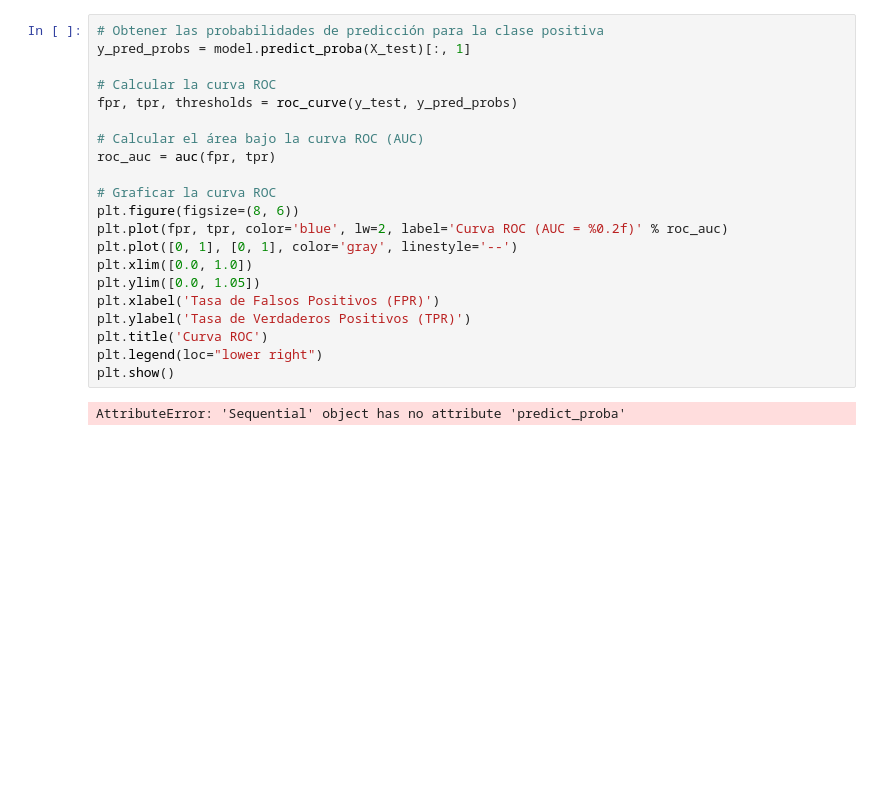
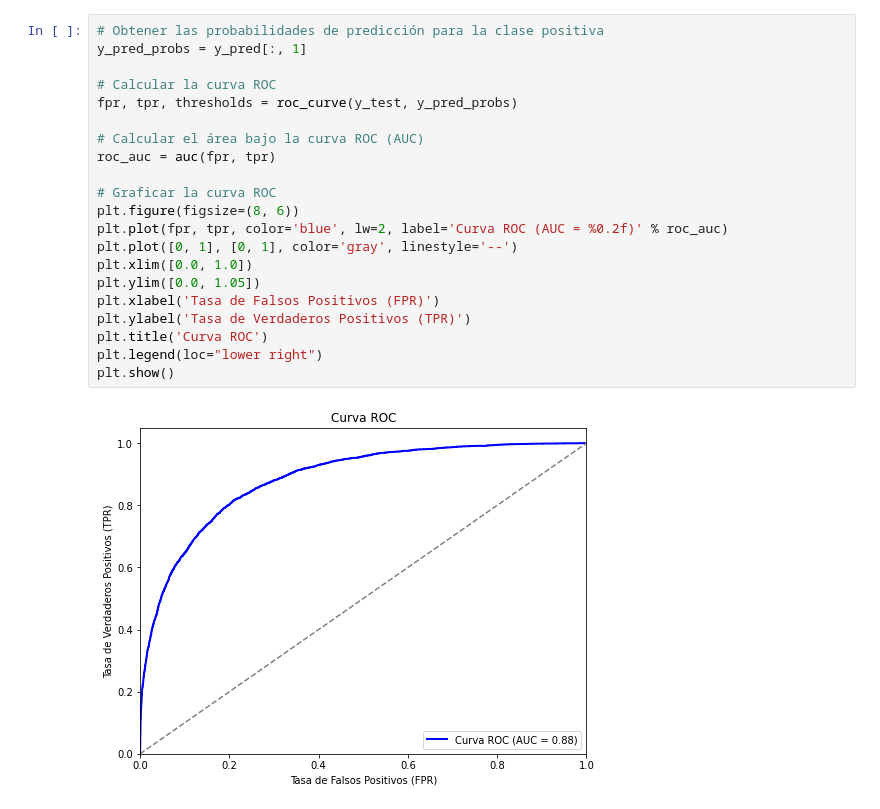
Before and after one commit to acmoral/ProyectoMineria, a Jupyter notebook: Clasificación/neural_networks.ipynb, the cells around one changed output. Cells and saved outputs as stored; diff of their text form; blank space fills up the shorter version.

```diff
--- a/Clasificación/neural_networks.ipynb
+++ b/Clasificación/neural_networks.ipynb
@@ -155,23 +137,23 @@ plt.show()
 # %%
 # Obtener las probabilidades de predicción para la clase positiva
-y_pred_probs = model.predict_proba(X_test)[:, 1]
+y_pred_probs = y_pred[:, 1]
 
 # Calcular la curva ROC
 fpr, tpr, thresholds = roc_curve(y_test, y_pred_probs)
 
 # Calcular el área bajo la curva ROC (AUC)
 roc_auc = auc(fpr, tpr)
 
 # Graficar la curva ROC
 plt.figure(figsize=(8, 6))
 plt.plot(fpr, tpr, color='blue', lw=2, label='Curva ROC (AUC = %0.2f)' % roc_auc)
 plt.plot([0, 1], [0, 1], color='gray', linestyle='--')
 plt.xlim([0.0, 1.0])
 plt.ylim([0.0, 1.05])
 plt.xlabel('Tasa de Falsos Positivos (FPR)')
 plt.ylabel('Tasa de Verdaderos Positivos (TPR)')
 plt.title('Curva ROC')
 plt.legend(loc="lower right")
 plt.show()
 # %% [output]
-AttributeError: 'Sequential' object has no attribute 'predict_proba'
+[figure, added]
```
Also changed, not shown: parts of 10 cells of this notebook, 1 other file.
